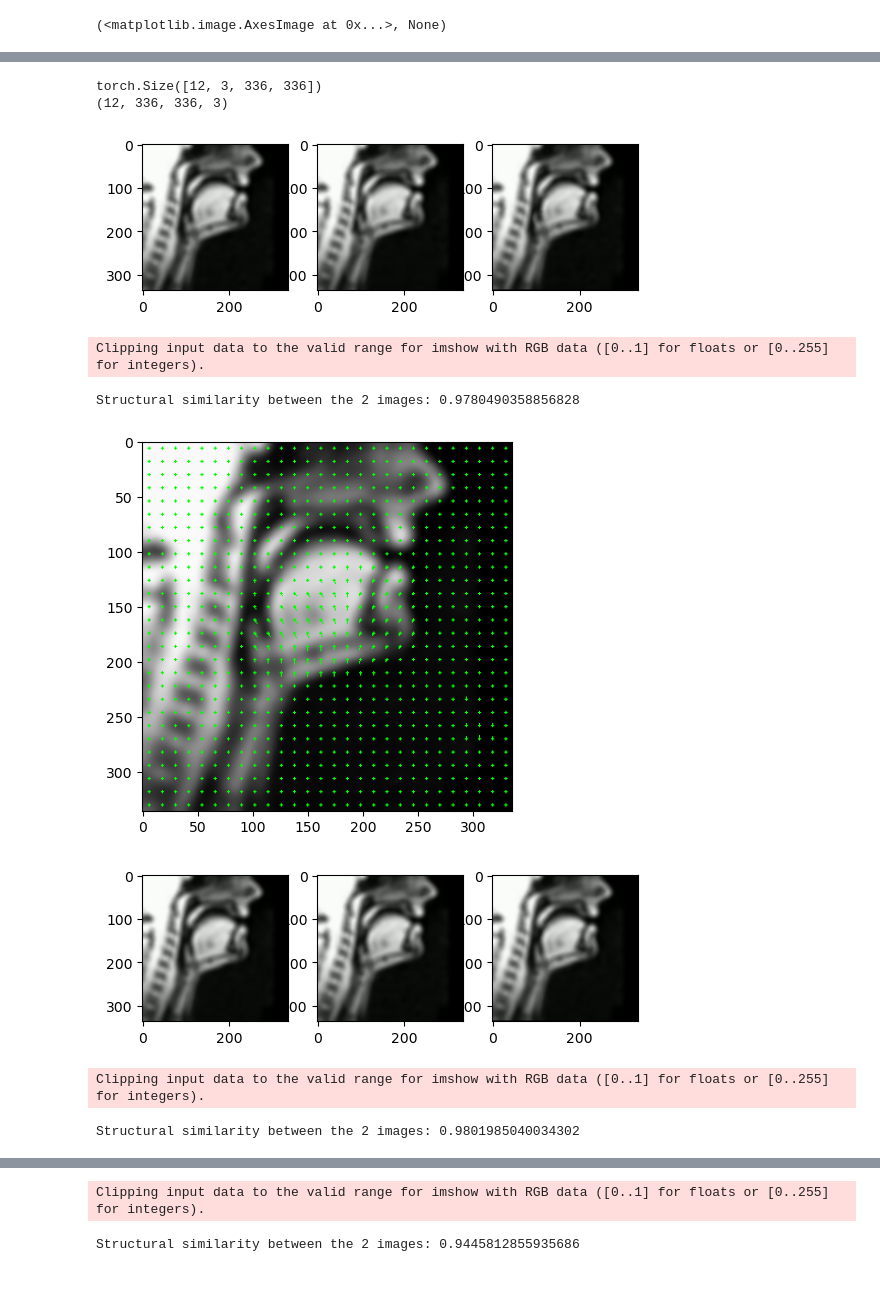
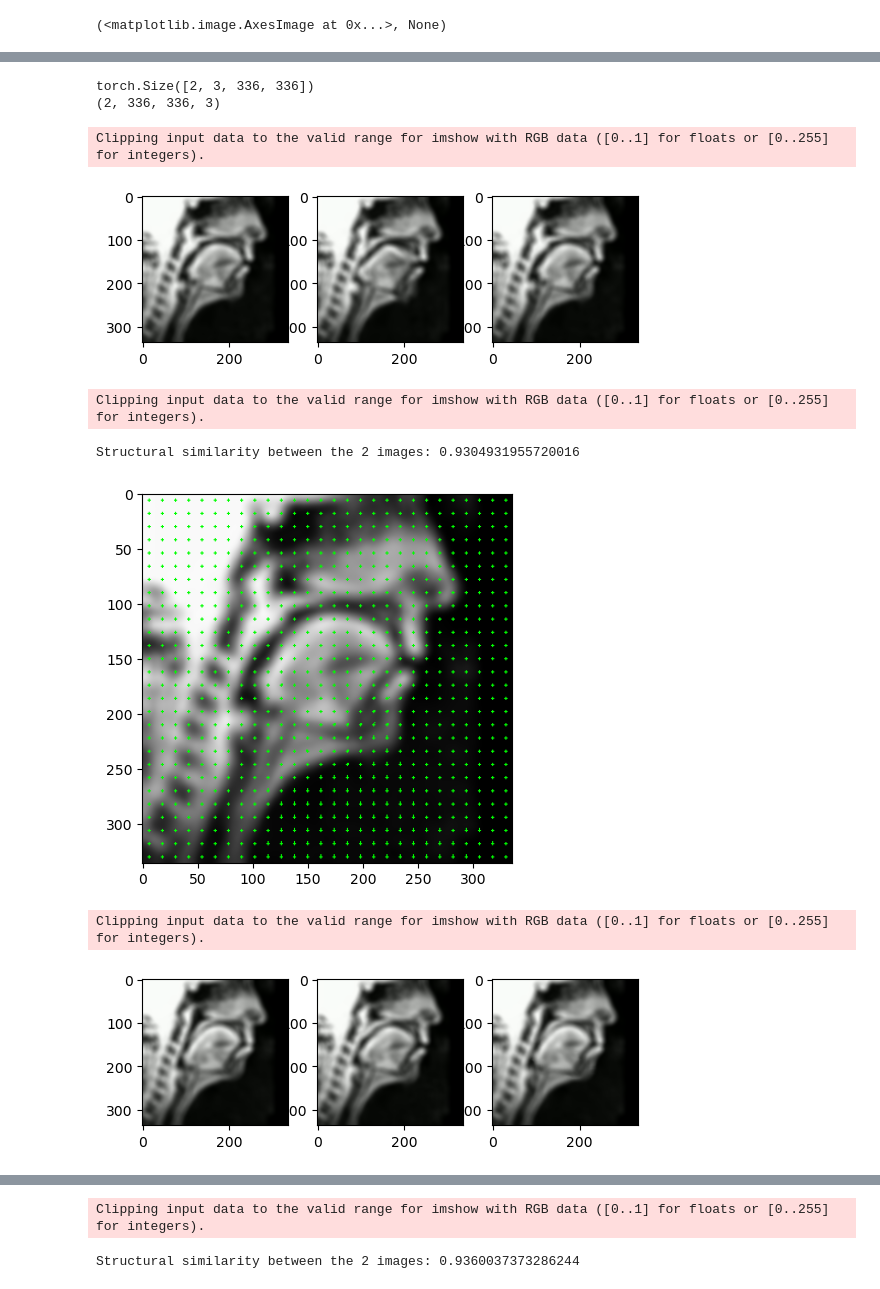
Before and after one commit to mishined/FYP, a Jupyter notebook: RAFT_for_all.ipynb, the cells around one changed output, grey strips where cells are left out. Saved outputs shown, nothing was run; the diff lists cells and outputs as text; code cells hidden in the pictures.

```diff
--- a/RAFT_for_all.ipynb
+++ b/RAFT_for_all.ipynb
@@ -193,14 +162,0 @@ plot(img1_batch)
-# %%
-# path = "C:/Users/Misha/OneDrive - University of Sussex/FYP/Participants/Participant_12/Processed_data/Video/Subject_12_01.mp4"
-# path = "/Users/men22/OneDrive-UniversityofSussex/FYP/Participants/Participant_12/Processed_data/Video/Subject_12_01.mp4"
-from torchvision.io import read_video
-import av
-frames, _, _ = read_video(str(path), output_format="TCHW") # returns video frames, audio frames, metadata for the video and audio
-
-img1_batch = torch.stack([frames[53, :, 100:600, 500:1000], frames[84, :, 100:600, 500:1000]]) # making predictions between 2 pairs of frames 53 and 83, and 84 and 130
-img2_batch = torch.stack([frames[105, :, 100:600, 500:1000], frames[130, :, 100:600, 500:1000]])
-# img1_batch = frames[53, :, 100:600, 500:1000]
-# img2_batch = frames[84, :, 100:600, 500:1000]
-# 150:500, 600:900 smaller concentrated image
-# 100:600, 500:1000 slightly bigger
-# plot(img1_batch)
@@ -251,5 +201,22 @@ from raft_functions import *
 # %%
 # from raft_functions import raft
 size = 336
-img1__batch, img2__batch = preprocess(img1_batch, img2_batch, s = size)
+img1__batch, img2__batch = preprocess(img1_batch[0], img2_batch[0], s = size)
 predicted_flow1 = raft(img1__batch, img2__batch)
+# %%
+def flows_all(img1_batch, img2_batch, s = 336):
+
+    img1__batch_all = []
+    img2__batch_all = []
+    flows = []
+
+    for i in range(len(img1_batch)):
+        img1__batch, img2__batch = preprocess(img1_batch[i], img2_batch[i], s = size)
+        img1__batch_all.append(img1__batch)
+        img2__batch_all.append(img2__batch)
+        predicted_flow = raft(img1__batch, img2__batch)
+        flows.append(predicted_flow)
+
+    return img1__batch_all, img2__batch_all, flows
+# %%
+img1__batch, img2__batch, flows = flows_all(img1_batch, img2_batch)
@@ -376,14 +351,14 @@ def remap_forward(image, flow):
 # %%
 # from raft_functions import evaluate_raft
-evaluation = evaluate_raft_2(img1__batch, img2__batch, predicted_flow1, 'backward')
+evaluation = evaluate_raft_2(img1__batch[0], img2__batch[0], flows[0], 'backward')
 print(evaluation)
 # %% [output]
-torch.Size([12, 3, 336, 336])
-(12, 336, 336, 3)
+torch.Size([2, 3, 336, 336])
+(2, 336, 336, 3)
+Clipping input data to the valid range for imshow with RGB data ([0..1] for floats or [0..255] for integers).
-[figure, old version]
+[figure, new version]
-Clipping input data to the valid range for imshow with RGB data ([0..1] for floats or [0..255] for integers).
-Structural similarity between the 2 images: 0.9780490358856828
+Clipping input data to the valid range for imshow with RGB data ([0..1] for floats or [0..255] for integers).
+Structural similarity between the 2 images: 0.9304931955720016
-[figure, old version]
+[figure, new version]
+Clipping input data to the valid range for imshow with RGB data ([0..1] for floats or [0..255] for integers).
-[figure, old version]
+[figure, new version]
-Clipping input data to the valid range for imshow with RGB data ([0..1] for floats or [0..255] for integers).
-Structural similarity between the 2 images: 0.9801985040034302
@@ -392,2 +365,2 @@ Structural similarity between the 2 images: 0.9801985040034302
 Clipping input data to the valid range for imshow with RGB data ([0..1] for floats or [0..255] for integers).
-Structural similarity between the 2 images: 0.9445812855935686
+Structural similarity between the 2 images: 0.9360037373286244
```
Also changed, not shown: parts of 52 cells of this notebook.
